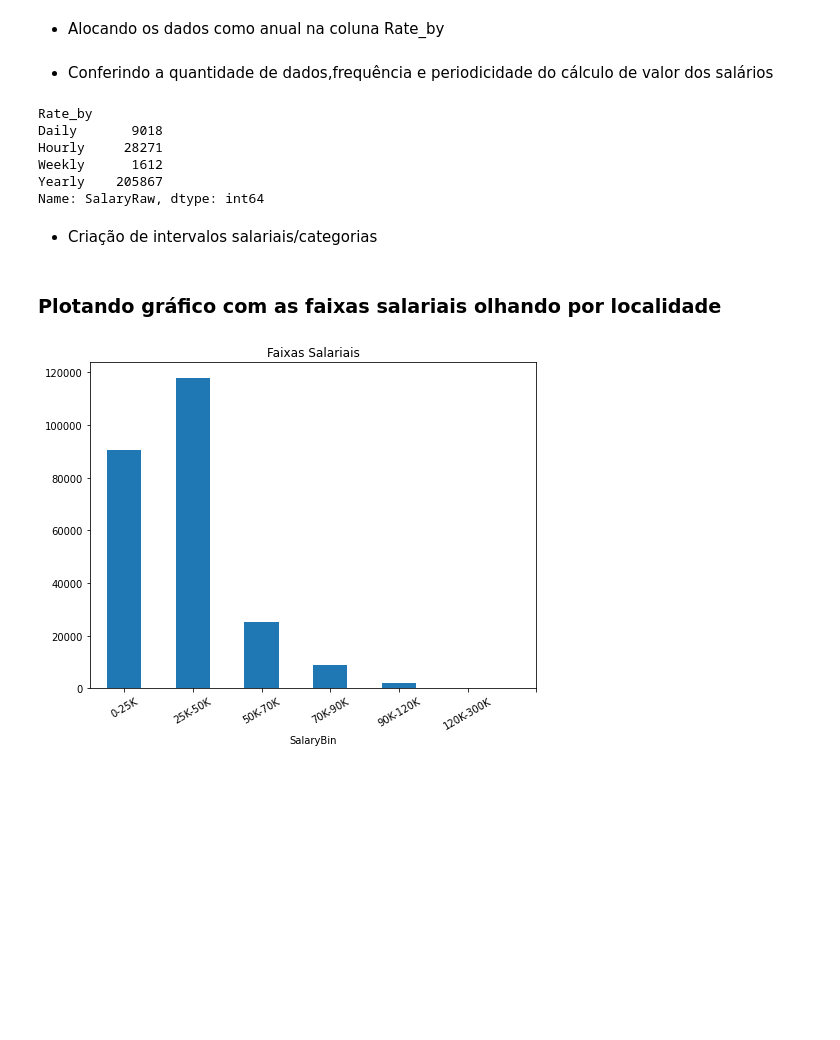
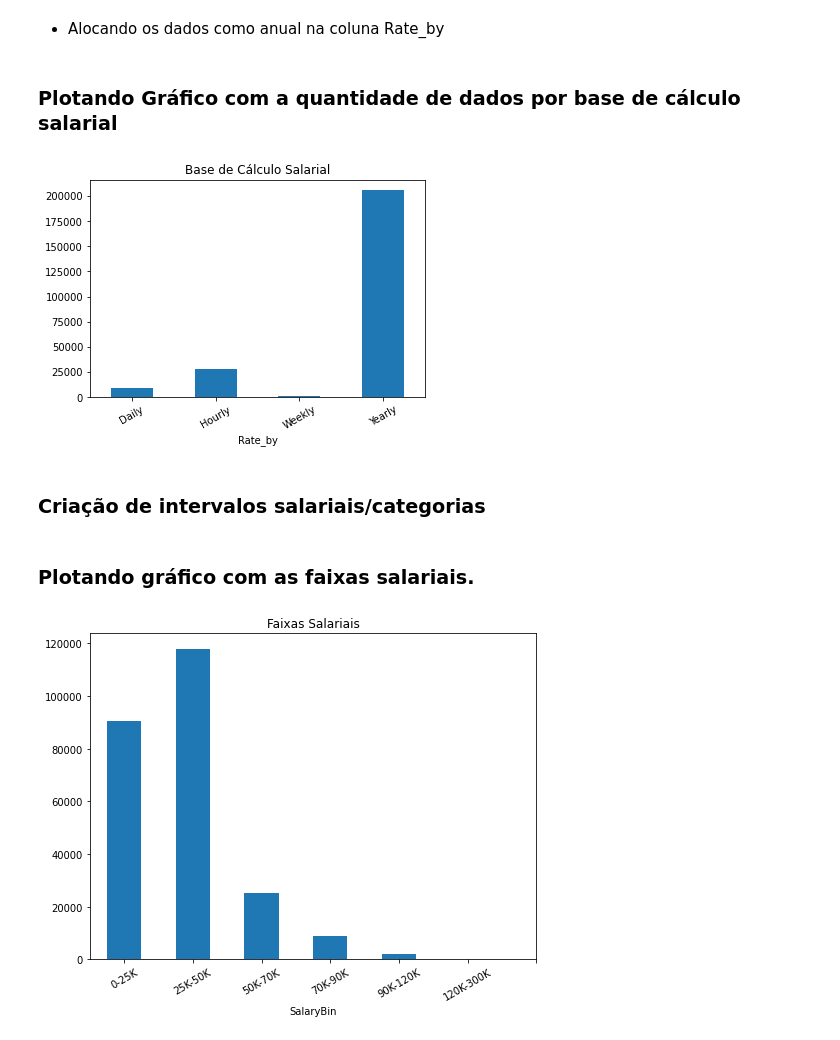
Before and after one commit to NophaieViscente/PredictSalary, a Jupyter notebook: PredictSalary_RegressionProblemExample_AED.ipynb, the cells around one changed output. Drawn from its saved outputs; the diff is of its cells as text; code cells hidden in the pictures; blank space fills up the shorter version.

```diff
--- a/PredictSalary_RegressionProblemExample_AED.ipynb
+++ b/PredictSalary_RegressionProblemExample_AED.ipynb
@@ -313,26 +323,24 @@ df_tmp[filtroBaseCalculo]
 * Alocando os dados como anual na coluna Rate_by
 # %%
 df_tmp.loc[filtroBaseCalculo,'Rate_by'] = 'Yearly'
-# %% [markdown]
-* Conferindo a quantidade de dados,frequência e periodicidade do cálculo de valor dos salários
-# %%
-df_tmp.groupby('Rate_by').SalaryRaw.count()
-# %% [output]
-Rate_by
-Daily       9018
-Hourly     28271
-Weekly      1612
-Yearly    205867
-Name: SalaryRaw, dtype: int64
+# %% [markdown]
+### Plotando Gráfico com a quantidade de dados por base de cálculo salarial
+# %%
+df_tmp.groupby('Rate_by').SalaryRaw.count().plot(kind='bar')
+plt.title('Base de Cálculo Salarial')
+plt.xticks(rotation=30)
+plt.show()
+# %% [output]
+[figure, added]
 # %% [markdown]
-* Criação de intervalos salariais/categorias
+### Criação de intervalos salariais/categorias
 # %%
 intervalosSalariais = [0,25000,50000,70000,90000,120000,300000]
 # %%
 # Alocando na coluna SalaryBin os intervalos de salários
 df_tmp['SalaryBin'] = pd.cut(x=df_tmp.SalaryNormalized, bins=intervalosSalariais, labels=False)
 # %% [markdown]
-### Plotando gráfico com as faixas salariais olhando por localidade
+### Plotando gráfico com as faixas salariais.
 # %%
 plt.figure(figsize=(8,6))
 df_tmp.groupby('SalaryBin')['LocationNormalized'].count().plot.bar()
```
Also changed, not shown: parts of 29 cells of this notebook.
